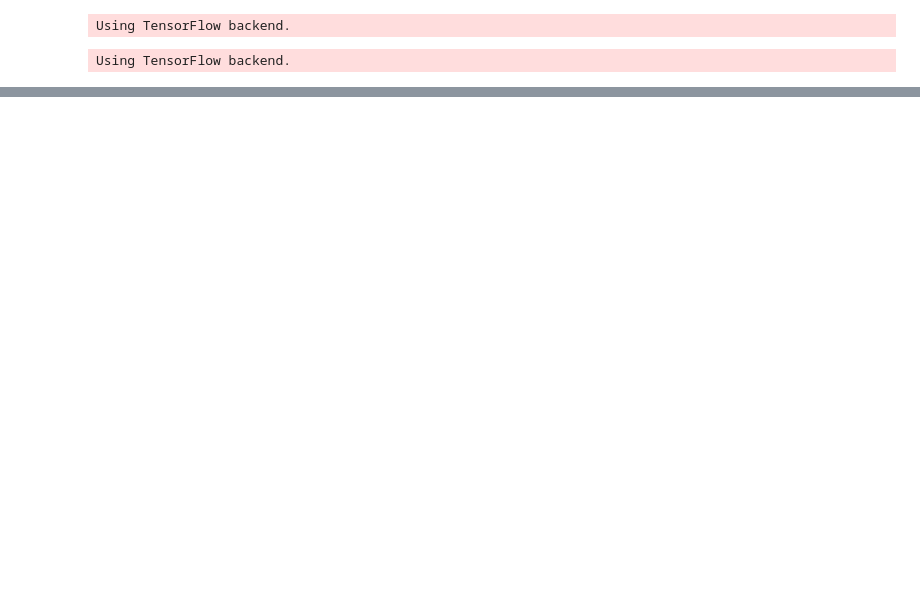
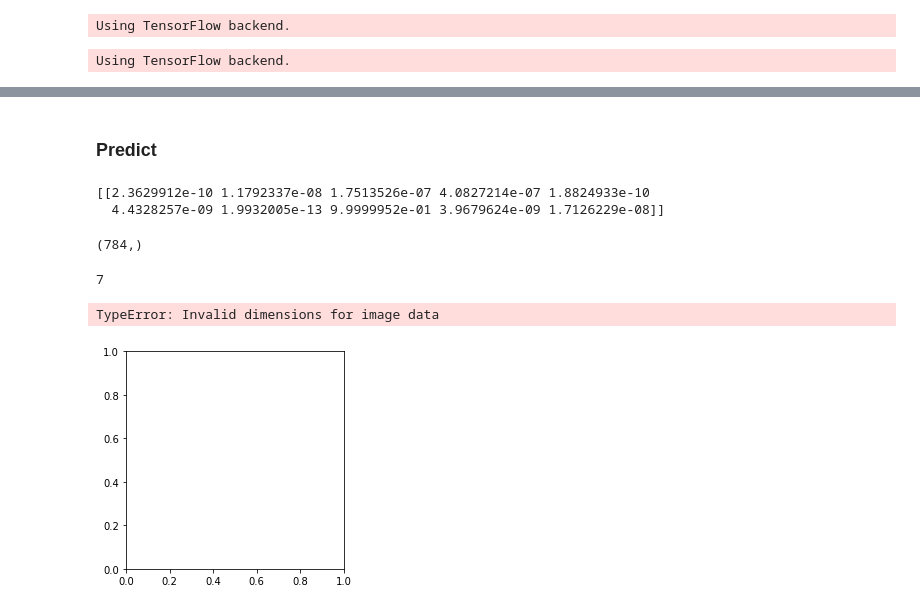
Before and after one commit to chezydan/pytopics, a Jupyter notebook: Keras 01.ipynb, the cells around one changed output, grey strips where cells are left out. Drawn from its saved outputs; the diff is of its cells as text; code cells hidden in the pictures; blank space fills up the shorter version.

```diff
--- a/Keras 01.ipynb
+++ b/Keras 01.ipynb
@@ -23,0 +76,4 @@ a=0
+# %%
+#normalize
+x_train = tf.keras.utils.normalize(x_train, axis = 1).reshape(x_train.shape[0], -1)
+x_test = tf.keras.utils.normalize(x_test, axis=1).reshape(x_test.shape[0], -1)
@@ -23,0 +155,25 @@ a=0
+# %%
+#model reloaded
+new_model = tf.keras.models.load_model('mnist_reader.model')
+# %% [markdown]
+<h3>Predict </h3>
+# %%
+predictions = new_model.predict(x_test)
+
+print(predictions[0:1])
+# %% [output]
+[[2.3629912e-10 1.1792337e-08 1.7513526e-07 4.0827214e-07 1.8824933e-10
+  4.4328257e-09 1.9932005e-13 9.9999952e-01 3.9679624e-09 1.7126229e-08]]
+# %%
+x_test[0].shape
+# %% [output]
+(784,)
+# %%
+import numpy as np
+print(np.argmax(predictions[0]))
+plt.imshow(x_test[0],cmap=plt.cm.binary)
+plt.show()
+# %% [output]
+7
+TypeError: Invalid dimensions for image data
+[figure, added]
```
Also changed, not shown: parts of 28 cells of this notebook, 17 other files.
